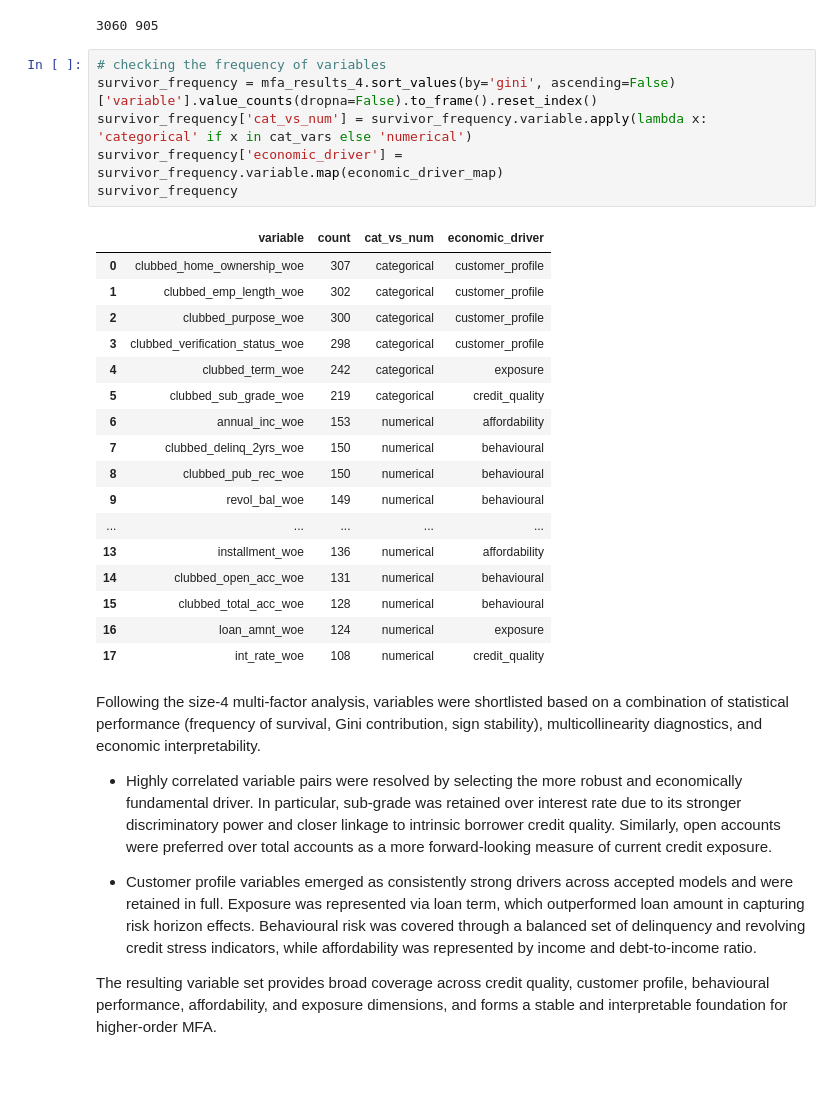
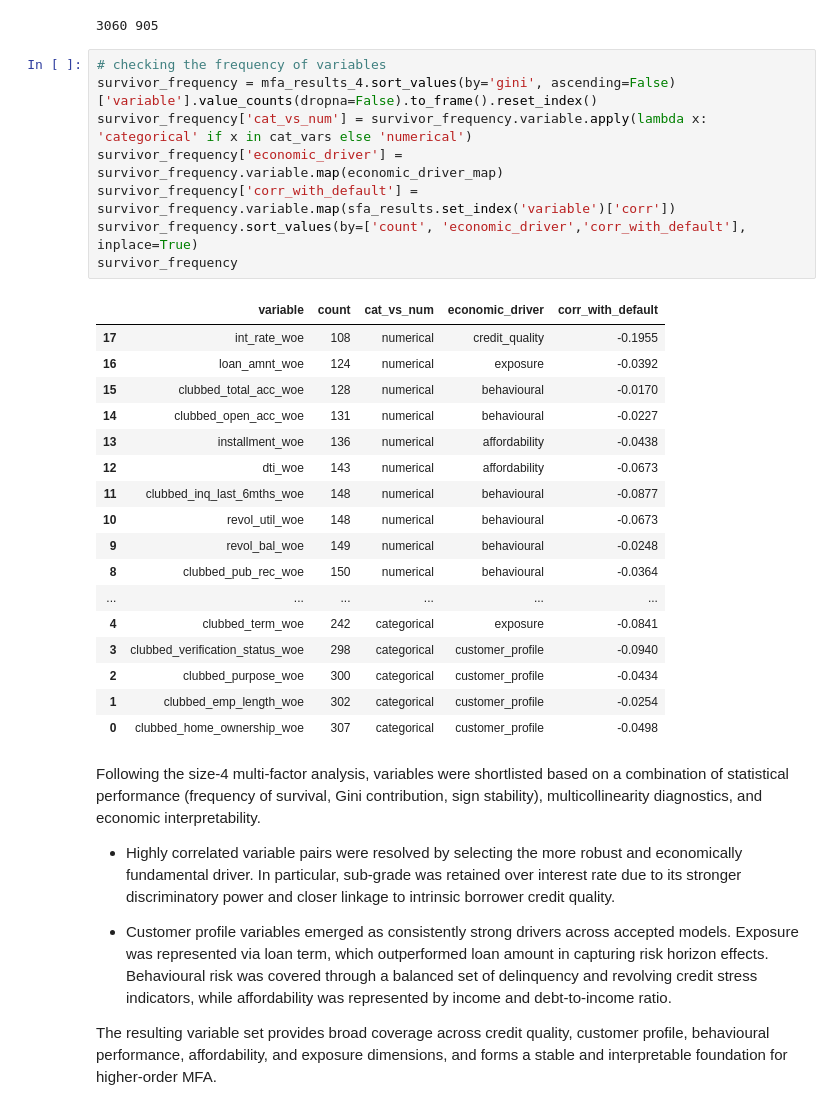
Before and after one commit to dipanshusharma2001/irb_retail_pd_sas_vs_python, a Jupyter notebook: notebooks/03_pd_model_development.ipynb, the cells around one changed output. Saved outputs shown, nothing was run; the diff lists cells and outputs as text; blank space fills up the shorter version.

Commit message:
model development completed

```diff
--- a/notebooks/03_pd_model_development.ipynb
+++ b/notebooks/03_pd_model_development.ipynb
@@ -193,33 +193,35 @@ mfa_results_4 = pd.concat([df for df in resjob4 if not df.empty], ignore_index=T
 # %%
 # checking the frequency of variables
 survivor_frequency = mfa_results_4.sort_values(by='gini', ascending=False)['variable'].value_counts(dropna=False).to_frame().reset_index()
 survivor_frequency['cat_vs_num'] = survivor_frequency.variable.apply(lambda x: 'categorical' if x in cat_vars else 'numerical')
 survivor_frequency['economic_driver'] = survivor_frequency.variable.map(economic_driver_map)
+survivor_frequency['corr_with_default'] = survivor_frequency.variable.map(sfa_results.set_index('variable')['corr'])
+survivor_frequency.sort_values(by=['count', 'economic_driver','corr_with_default'], inplace=True)
 survivor_frequency
 # %% [output]
-|  | variable | count | cat_vs_num | economic_driver |
-| 0 | clubbed_home_ownership_woe | 307 | categorical | customer_profile |
-| 1 | clubbed_emp_length_woe | 302 | categorical | customer_profile |
-| 2 | clubbed_purpose_woe | 300 | categorical | customer_profile |
-| 3 | clubbed_verification_status_woe | 298 | categorical | customer_profile |
-| 4 | clubbed_term_woe | 242 | categorical | exposure |
-| 5 | clubbed_sub_grade_woe | 219 | categorical | credit_quality |
-| 6 | annual_inc_woe | 153 | numerical | affordability |
-| 7 | clubbed_delinq_2yrs_woe | 150 | numerical | behavioural |
-| 8 | clubbed_pub_rec_woe | 150 | numerical | behavioural |
-| 9 | revol_bal_woe | 149 | numerical | behavioural |
-| ... | ... | ... | ... | ... |
-| 13 | installment_woe | 136 | numerical | affordability |
-| 14 | clubbed_open_acc_woe | 131 | numerical | behavioural |
-| 15 | clubbed_total_acc_woe | 128 | numerical | behavioural |
-| 16 | loan_amnt_woe | 124 | numerical | exposure |
-| 17 | int_rate_woe | 108 | numerical | credit_quality |
+|  | variable | count | cat_vs_num | economic_driver | corr_with_default |
+| 17 | int_rate_woe | 108 | numerical | credit_quality | -0.1955 |
+| 16 | loan_amnt_woe | 124 | numerical | exposure | -0.0392 |
+| 15 | clubbed_total_acc_woe | 128 | numerical | behavioural | -0.0170 |
+| 14 | clubbed_open_acc_woe | 131 | numerical | behavioural | -0.0227 |
+| 13 | installment_woe | 136 | numerical | affordability | -0.0438 |
+| 12 | dti_woe | 143 | numerical | affordability | -0.0673 |
+| 11 | clubbed_inq_last_6mths_woe | 148 | numerical | behavioural | -0.0877 |
+| 10 | revol_util_woe | 148 | numerical | behavioural | -0.0673 |
+| 9 | revol_bal_woe | 149 | numerical | behavioural | -0.0248 |
+| 8 | clubbed_pub_rec_woe | 150 | numerical | behavioural | -0.0364 |
+| ... | ... | ... | ... | ... | ... |
+| 4 | clubbed_term_woe | 242 | categorical | exposure | -0.0841 |
+| 3 | clubbed_verification_status_woe | 298 | categorical | customer_profile | -0.0940 |
+| 2 | clubbed_purpose_woe | 300 | categorical | customer_profile | -0.0434 |
+| 1 | clubbed_emp_length_woe | 302 | categorical | customer_profile | -0.0254 |
+| 0 | clubbed_home_ownership_woe | 307 | categorical | customer_profile | -0.0498 |
 # %% [markdown]
 Following the size-4 multi-factor analysis, variables were shortlisted based on a combination of statistical performance (frequency of survival, Gini contribution, sign stability), multicollinearity diagnostics, and economic interpretability.
 
-- Highly correlated variable pairs were resolved by selecting the more robust and economically fundamental driver. In particular, sub-grade was retained over interest rate due to its stronger discriminatory power and closer linkage to intrinsic borrower credit quality. Similarly, open accounts were preferred over total accounts as a more forward-looking measure of current credit exposure.
+- Highly correlated variable pairs were resolved by selecting the more robust and economically fundamental driver. In particular, sub-grade was retained over interest rate due to its stronger discriminatory power and closer linkage to intrinsic borrower credit quality.
 
-- Customer profile variables emerged as consistently strong drivers across accepted models and were retained in full. Exposure was represented via loan term, which outperformed loan amount in capturing risk horizon effects. Behavioural risk was covered through a balanced set of delinquency and revolving credit stress indicators, while affordability was represented by income and debt-to-income ratio.
+- Customer profile variables emerged as consistently strong drivers across accepted models. Exposure was represented via loan term, which outperformed loan amount in capturing risk horizon effects. Behavioural risk was covered through a balanced set of delinquency and revolving credit stress indicators, while affordability was represented by income and debt-to-income ratio.
 
 The resulting variable set provides broad coverage across credit quality, customer profile, behavioural performance, affordability, and exposure dimensions, and forms a stable and interpretable foundation for higher-order MFA.
 # %%
```
Also changed, not shown: parts of 16 cells of this notebook, 5 other files.
